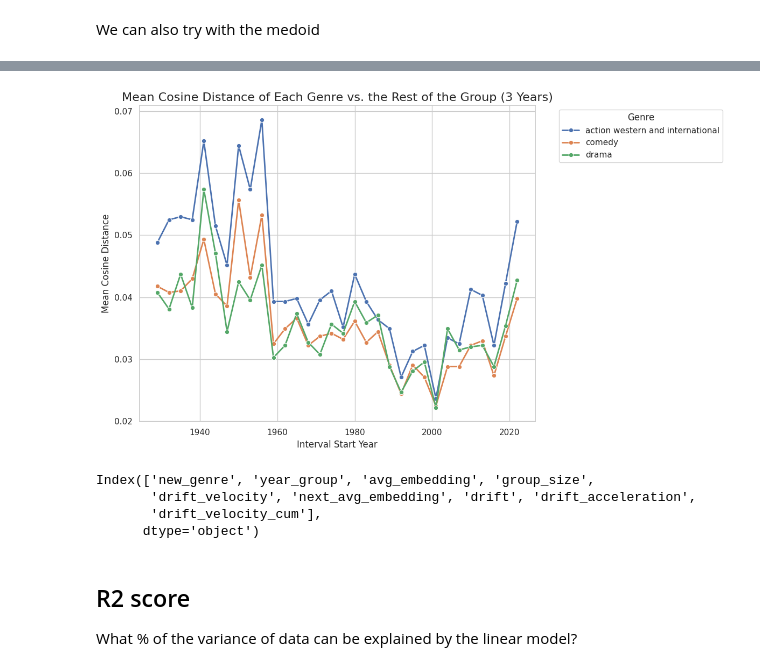
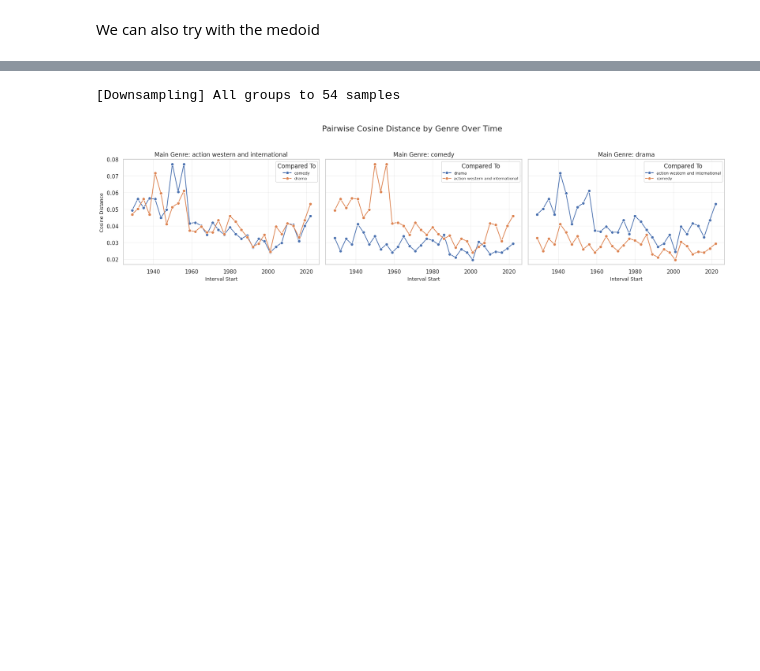
Before and after one commit to NiklasAbraham/GroupDataLiteracy, a Jupyter notebook: src/aab_analysis/001a_Genre_Analysis.ipynb, the cells around one changed output, grey strips where cells are left out. Drawn from its saved outputs; the diff is of its cells as text; code cells hidden in the pictures; blank space fills up the shorter version.

Commit message:
Genre drift notebook

```diff
--- a/src/aab_analysis/001a_Genre_Analysis.ipynb
+++ b/src/aab_analysis/001a_Genre_Analysis.ipynb
@@ -151,21 +157,13 @@ plot_genre_drift(
 # %%
-from src.aab_analysis.stats_data import calculate_genre_convergence
+from src.aab_analysis.stats_data import calculate_genre_convergence, plot_pairwise_convergence
+
 convergence_df = calculate_genre_convergence(
-    group_df=drift_df_mean.rename(columns={"year_group": "year"}),
+    df=df,
     bin_size=BIN_SIZE,
-    target_genres=["Drama", "Action", "Comedy"]  # your choice
+    downsample=True,
 )
+
+plot_pairwise_convergence(convergence_df)
+# %% [output]
+[Downsampling] All groups to 54 samples
+[figure, added]
-# %%
-from src.aab_analysis.stats_data import plot_pairwise_convergence
-
-plot_mean_convergence(convergence_df, bin_size=BIN_SIZE)
-plot_pairwise_convergence(convergence_df, target_genres=["Drama", "Action", "Comedy"])
-# %% [output]
-[figure, removed]
-# %%
-print(acceleration.columns)
-# %% [output]
-Index(['new_genre', 'year_group', 'avg_embedding', 'group_size',
-       'drift_velocity', 'next_avg_embedding', 'drift', 'drift_acceleration',
-       'drift_velocity_cum'],
-      dtype='object')
@@ -176,4 +169,0 @@ print(df.columns)
-# %% [markdown]
-## R2 score
-
-What % of the variance of data can be explained by the linear model?
```
Also changed, not shown: parts of 74 cells of this notebook, 1 other file.
